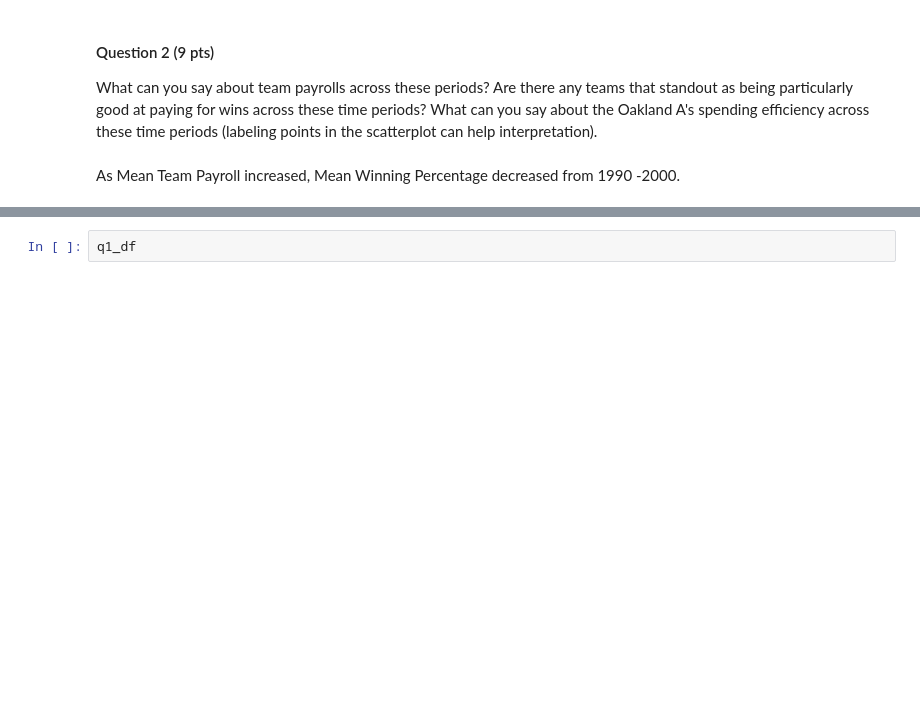
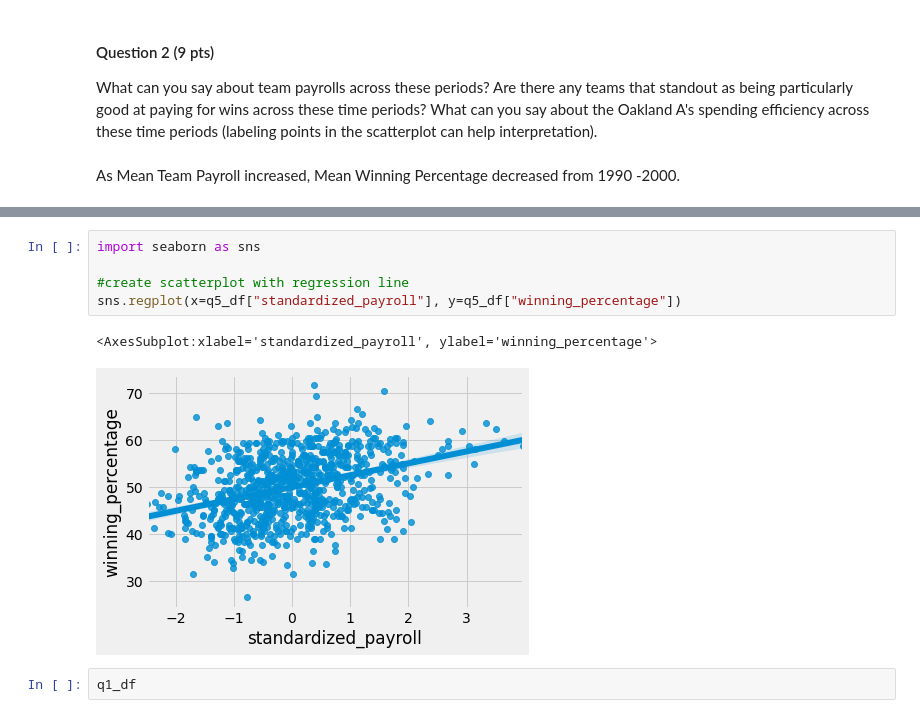
Before and after one commit to brutatoasta/320fall2022, a Jupyter notebook: project2/submit.ipynb, the cells around one changed output, grey strips where cells are left out. Cells and saved outputs as stored; diff of their text form; blank space fills up the shorter version.

```diff
--- a/project2/submit.ipynb
+++ b/project2/submit.ipynb
@@ -223,3 +323,11 @@ q5_df.head(10)
+# %%
+import seaborn as sns
+
+#create scatterplot with regression line
+sns.regplot(x=q5_df["standardized_payroll"], y=q5_df["winning_percentage"])
+# %% [output]
+<AxesSubplot:xlabel='standardized_payroll', ylabel='winning_percentage'>
+[figure, added]
 # %%
 q1_df
 # %% [output]
```
Also changed, not shown: parts of 6 cells of this notebook.
